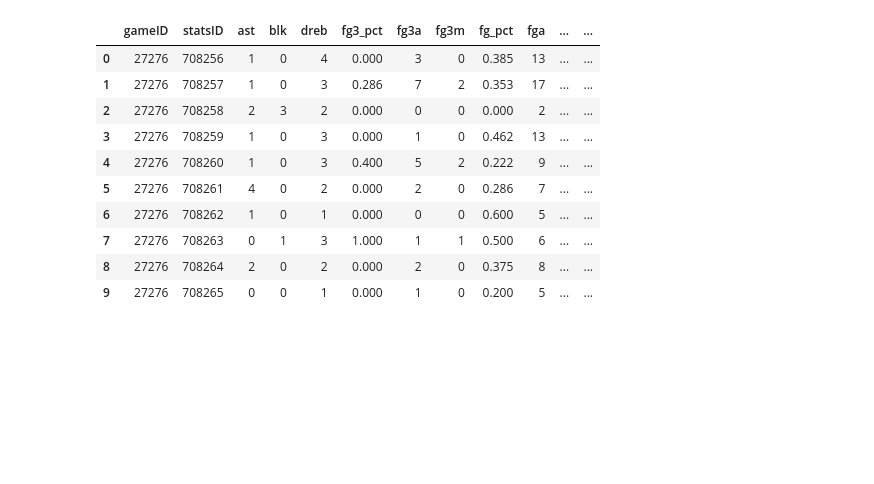
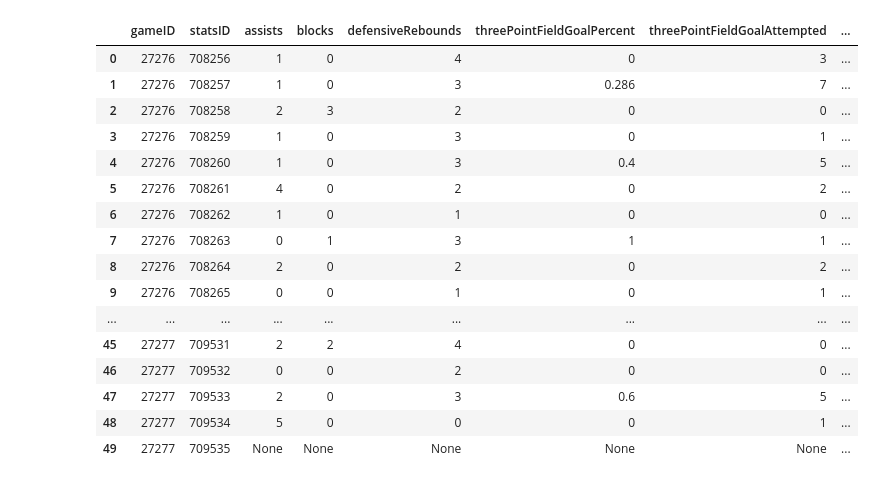
Before and after one commit to arerickson28/Machine-Learning-NBA, a Jupyter notebook: ali.ipynb, the cells around one changed output. Saved outputs shown, nothing was run; the diff lists cells and outputs as text; code cells hidden in the pictures; blank space fills up the shorter version.

```diff
--- a/ali.ipynb
+++ b/ali.ipynb
@@ -70,0 +69,11 @@ games_df.shape
+# %%
+# Get player data for each player in all of the games in the dataframe above
+col_names2 = ["gameID", "statsID", "assists", "blocks", "defensiveRebounds", "threePointFieldGoalPercent",
+              "threePointFieldGoalAttempted", "threePointFieldGoal", "fieldGoalPercent", "fieldGoalAttempt",
+              "fieldGoalMade", "freeThrowPercent", "freeThrowAttempt",
+              "freeThrowMade", "minutes", "offensiveRebound", "personalFouls", "playerID", "playerFirstName",
+              "playerHeightFeet", "playerHeightInches", "playerLastName",
+              "playerPosition", "team_id", "playerWeightPounds", "points",
+              "rebounds", "steals", "teamID", "turnovers"]
+
+game_stats_df = pd.DataFrame(columns=col_names2)
@@ -71,32 +85,34 @@ games_df.shape
 # %%
-# Get player data for each player in all of the games in the dataframe above
-
-col_names2 = ["gameID", "statsID", "ast", "blk", "dreb", "fg3_pct",
-              "fg3a", "fg3m", "fg_pct", "fga", "fgm", "ft_pct", "fta",
-              "ftm", "min", "oreb", "pf", "playerID", "playerFirstName",
-              "playerHeightFeet", "playerHeightInches", "playerLastName",
-              "playerPosition", "team_id", "playerWeightPounds", "pts",
-              "reb", "stl", "teamID", "turnovers"]
-
-game_stats_df = pd.DataFrame(columns=col_names2)
-
+# Gather data from API
 game_id_list = games_df['gameID']
 
-for id in game_id_list[:1]:
-    player_url = f'https://www.balldontlie.io/api/v1/stats?game_ids[]={id}'
-    player_data = requests.get(player_url).json()
-    #print(player_data)
-    for stat in player_data['data']:
-        game_stats_df.loc[len(game_stats_df.index)] = [ id, stat['id'], stat['ast'], stat['blk'],
-                                                      stat['dreb'], stat['fg3_pct'], stat['fg3a'],
-                                                      stat['fg3m'], stat['fg_pct'], stat['fga'],
-                                                      stat['fgm'], stat['ft_pct'], stat['fta'],
-                                                      stat['ftm'], stat['min'], stat['oreb'],
-                                                      stat['pf'], stat['player']['id'], stat['player']['first_name'],
-                                                      stat['player']['height_feet'], stat['player']['height_inches'],
-                                                      stat['player']['last_name'], stat['player']['position'],
-                                                      stat['player']['team_id'], stat['player']['weight_pounds'],
-                                                      stat['pts'], stat['reb'], stat['stl'], stat['team']['id'],
-                                                      stat['turnover'] ]
-game_stats_df.head(10)
+for id in game_id_list[6444:]:
+    print(f'Game id: {id}')
+    #player_url_initial = f'https://www.balldontlie.io/api/v1/stats?game_ids[]={id}&per_page=100'
+    #player_data_initial = requests.get(player_url_initial).json()
+
+    for page in range(1,2):
+        print(f'Page: {page}')
+        player_games_url = f'https://www.balldontlie.io/api/v1/stats?game_ids[]={id}&page={page}&per_page=100'
+        player_data = requests.get(player_games_url).json()
+        print(len(player_data['data']))
+
+        time.sleep(1)
+
+        for stat in player_data['data']:
+            game_stats_df.loc[len(game_stats_df.index)] = [ id, stat['id'], stat['ast'], stat['blk'],
+                                                          stat['dreb'], stat['fg3_pct'], stat['fg3a'],
+                                                          stat['fg3m'], stat['fg_pct'], stat['fga'],
+                                                          stat['fgm'], stat['ft_pct'], stat['fta'],
+                                                          stat['ftm'], stat['min'], stat['oreb'],
+                                                          stat['pf'], stat['player']['id'], stat['player']['first_name'],
+                                                          stat['player']['height_feet'], stat['player']['height_inches'],
+                                                          stat['player']['last_name'], stat['player']['position'],
+                                                          stat['player']['team_id'], stat['player']['weight_pounds'],
+                                                          stat['pts'], stat['reb'], stat['stl'], stat['team']['id'],
+                                                          stat['turnover'] ]
+        print(f'Finished stats on page {page}')
+
+print(f'Shape: {game_stats_df.shape}')
+game_stats_df.head(50)
 # %% [output]
@@ -103,11 +136,17 @@ game_stats_df.head(10)
-|  | gameID | statsID | ast | blk | dreb | fg3_pct | fg3a | fg3m | fg_pct | fga | ... | ... |
-| 0 | 27276 | 708256 | 1 | 0 | 4 | 0.000 | 3 | 0 | 0.385 | 13 | ... | ... |
-| 1 | 27276 | 708257 | 1 | 0 | 3 | 0.286 | 7 | 2 | 0.353 | 17 | ... | ... |
-| 2 | 27276 | 708258 | 2 | 3 | 2 | 0.000 | 0 | 0 | 0.000 | 2 | ... | ... |
-| 3 | 27276 | 708259 | 1 | 0 | 3 | 0.000 | 1 | 0 | 0.462 | 13 | ... | ... |
-| 4 | 27276 | 708260 | 1 | 0 | 3 | 0.400 | 5 | 2 | 0.222 | 9 | ... | ... |
-| 5 | 27276 | 708261 | 4 | 0 | 2 | 0.000 | 2 | 0 | 0.286 | 7 | ... | ... |
-| 6 | 27276 | 708262 | 1 | 0 | 1 | 0.000 | 0 | 0 | 0.600 | 5 | ... | ... |
-| 7 | 27276 | 708263 | 0 | 1 | 3 | 1.000 | 1 | 1 | 0.500 | 6 | ... | ... |
-| 8 | 27276 | 708264 | 2 | 0 | 2 | 0.000 | 2 | 0 | 0.375 | 8 | ... | ... |
-| 9 | 27276 | 708265 | 0 | 0 | 1 | 0.000 | 1 | 0 | 0.200 | 5 | ... | ... |
+|  | gameID | statsID | assists | blocks | defensiveRebounds | threePointFieldGoalPercent | threePointFieldGoalAttempted | ... |
+| 0 | 27276 | 708256 | 1 | 0 | 4 | 0 | 3 | ... |
+| 1 | 27276 | 708257 | 1 | 0 | 3 | 0.286 | 7 | ... |
+| 2 | 27276 | 708258 | 2 | 3 | 2 | 0 | 0 | ... |
+| 3 | 27276 | 708259 | 1 | 0 | 3 | 0 | 1 | ... |
+| 4 | 27276 | 708260 | 1 | 0 | 3 | 0.4 | 5 | ... |
+| 5 | 27276 | 708261 | 4 | 0 | 2 | 0 | 2 | ... |
+| 6 | 27276 | 708262 | 1 | 0 | 1 | 0 | 0 | ... |
+| 7 | 27276 | 708263 | 0 | 1 | 3 | 1 | 1 | ... |
+| 8 | 27276 | 708264 | 2 | 0 | 2 | 0 | 2 | ... |
+| 9 | 27276 | 708265 | 0 | 0 | 1 | 0 | 1 | ... |
+| ... | ... | ... | ... | ... | ... | ... | ... | ... |
+| 45 | 27277 | 709531 | 2 | 2 | 4 | 0 | 0 | ... |
+| 46 | 27277 | 709532 | 0 | 0 | 2 | 0 | 0 | ... |
+| 47 | 27277 | 709533 | 2 | 0 | 3 | 0.6 | 5 | ... |
+| 48 | 27277 | 709534 | 5 | 0 | 0 | 0 | 1 | ... |
+| 49 | 27277 | 709535 | None | None | None | None | None | ... |
```
Also changed, not shown: parts of 10 cells of this notebook, 2 other files.
